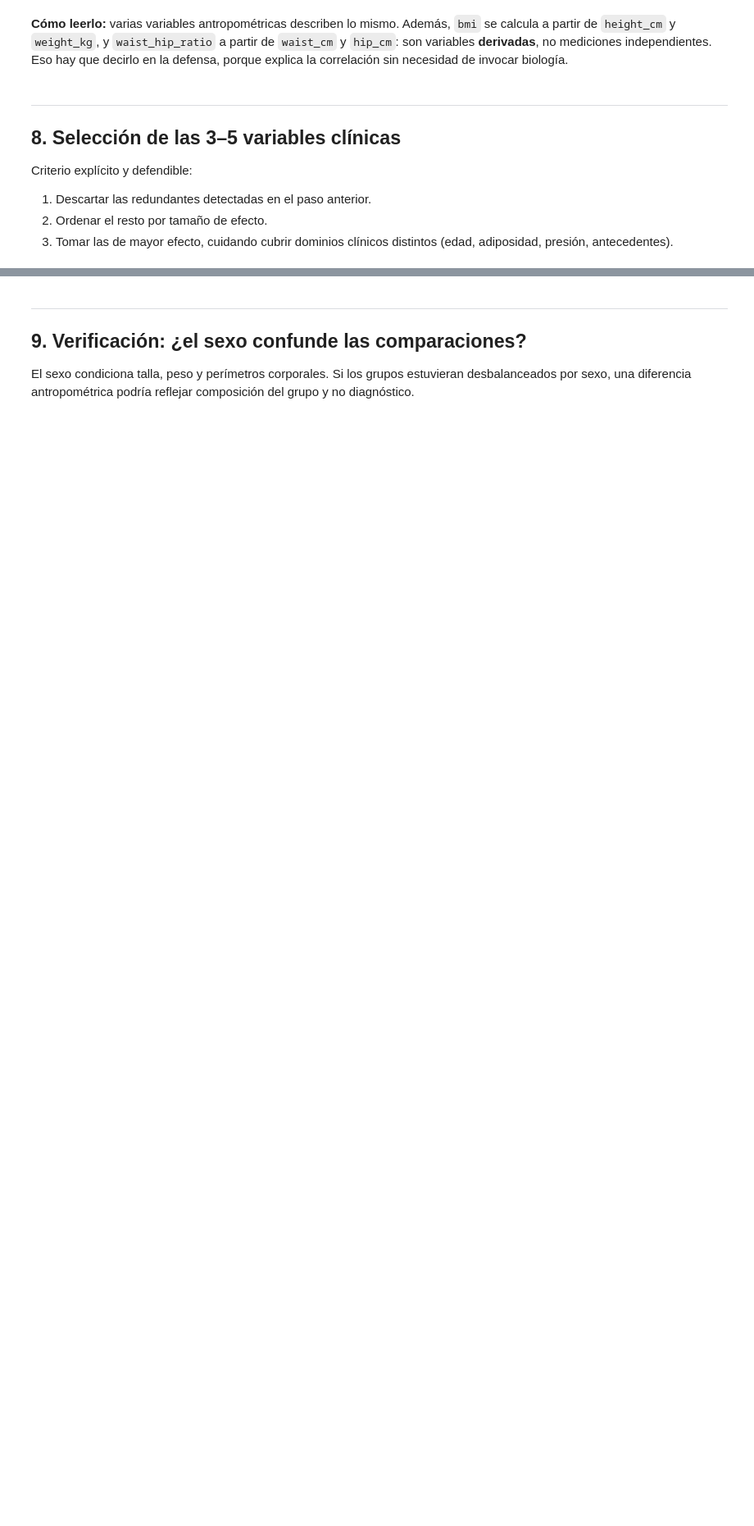
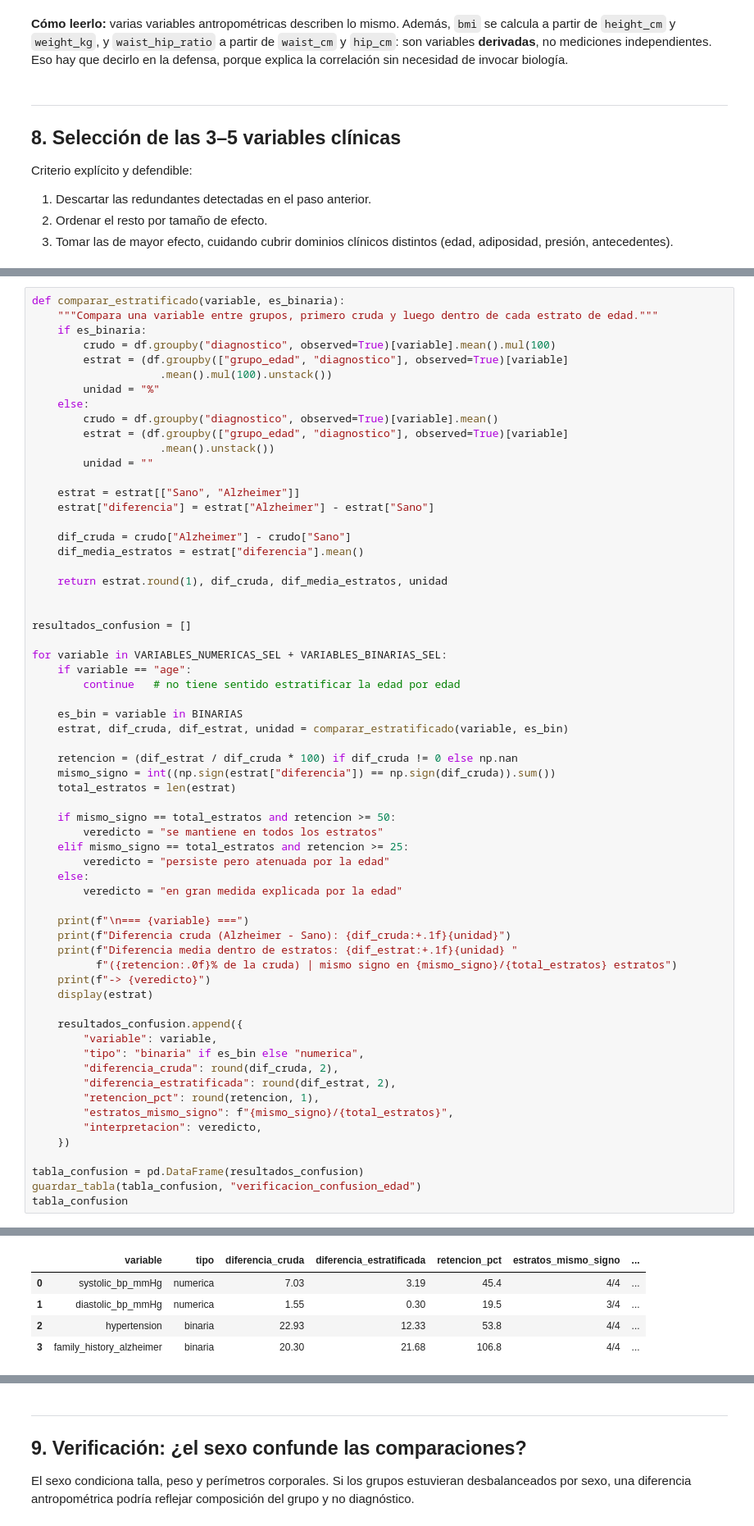
Before and after one commit to HisokaMorow1/intr_2026_trabajo_final, a Jupyter notebook: notebooks/01_clinical_eda.ipynb, the cells around one changed output, grey strips where cells are left out. Shown at 82% size. Saved outputs shown, nothing was run; the diff lists cells and outputs as text; blank space fills up the shorter version.

```diff
--- a/notebooks/01_clinical_eda.ipynb
+++ b/notebooks/01_clinical_eda.ipynb
@@ -436,0 +686,64 @@ apreciables entre grupos, lo que también es un resultado: acota dónde buscar s
+# %%
+def comparar_estratificado(variable, es_binaria):
+    """Compara una variable entre grupos, primero cruda y luego dentro de cada estrato de edad."""
+    if es_binaria:
+        crudo = df.groupby("diagnostico", observed=True)[variable].mean().mul(100)
+        estrat = (df.groupby(["grupo_edad", "diagnostico"], observed=True)[variable]
+                    .mean().mul(100).unstack())
+        unidad = "%"
+    else:
+        crudo = df.groupby("diagnostico", observed=True)[variable].mean()
+        estrat = (df.groupby(["grupo_edad", "diagnostico"], observed=True)[variable]
+                    .mean().unstack())
+        unidad = ""
+
+    estrat = estrat[["Sano", "Alzheimer"]]
+    estrat["diferencia"] = estrat["Alzheimer"] - estrat["Sano"]
+
+    dif_cruda = crudo["Alzheimer"] - crudo["Sano"]
+    dif_media_estratos = estrat["diferencia"].mean()
+
+    return estrat.round(1), dif_cruda, dif_media_estratos, unidad
+
+
+resultados_confusion = []
+
+for variable in VARIABLES_NUMERICAS_SEL + VARIABLES_BINARIAS_SEL:
+    if variable == "age":
+        continue   # no tiene sentido estratificar la edad por edad
+
+    es_bin = variable in BINARIAS
+    estrat, dif_cruda, dif_estrat, unidad = comparar_estratificado(variable, es_bin)
+
+    retencion = (dif_estrat / dif_cruda * 100) if dif_cruda != 0 else np.nan
+    mismo_signo = int((np.sign(estrat["diferencia"]) == np.sign(dif_cruda)).sum())
+    total_estratos = len(estrat)
+
+    if mismo_signo == total_estratos and retencion >= 50:
+        veredicto = "se mantiene en todos los estratos"
+    elif mismo_signo == total_estratos and retencion >= 25:
+        veredicto = "persiste pero atenuada por la edad"
+    else:
+        veredicto = "en gran medida explicada por la edad"
+
+    print(f"\n=== {variable} ===")
+    print(f"Diferencia cruda (Alzheimer - Sano): {dif_cruda:+.1f}{unidad}")
+    print(f"Diferencia media dentro de estratos: {dif_estrat:+.1f}{unidad} "
+          f"({retencion:.0f}% de la cruda) | mismo signo en {mismo_signo}/{total_estratos} estratos")
+    print(f"-> {veredicto}")
+    display(estrat)
+
+    resultados_confusion.append({
+        "variable": variable,
+        "tipo": "binaria" if es_bin else "numerica",
+        "diferencia_cruda": round(dif_cruda, 2),
+        "diferencia_estratificada": round(dif_estrat, 2),
+        "retencion_pct": round(retencion, 1),
+        "estratos_mismo_signo": f"{mismo_signo}/{total_estratos}",
+        "interpretacion": veredicto,
+    })
+
+tabla_confusion = pd.DataFrame(resultados_confusion)
+guardar_tabla(tabla_confusion, "verificacion_confusion_edad")
+tabla_confusion
+# %% [output]
@@ -436,0 +790,5 @@ apreciables entre grupos, lo que también es un resultado: acota dónde buscar s
+|  | variable | tipo | diferencia_cruda | diferencia_estratificada | retencion_pct | estratos_mismo_signo | ... |
+| 0 | systolic_bp_mmHg | numerica | 7.03 | 3.19 | 45.4 | 4/4 | ... |
+| 1 | diastolic_bp_mmHg | numerica | 1.55 | 0.30 | 19.5 | 3/4 | ... |
+| 2 | hypertension | binaria | 22.93 | 12.33 | 53.8 | 4/4 | ... |
+| 3 | family_history_alzheimer | binaria | 20.30 | 21.68 | 106.8 | 4/4 | ... |
```
Also changed, not shown: parts of 40 cells of this notebook.
